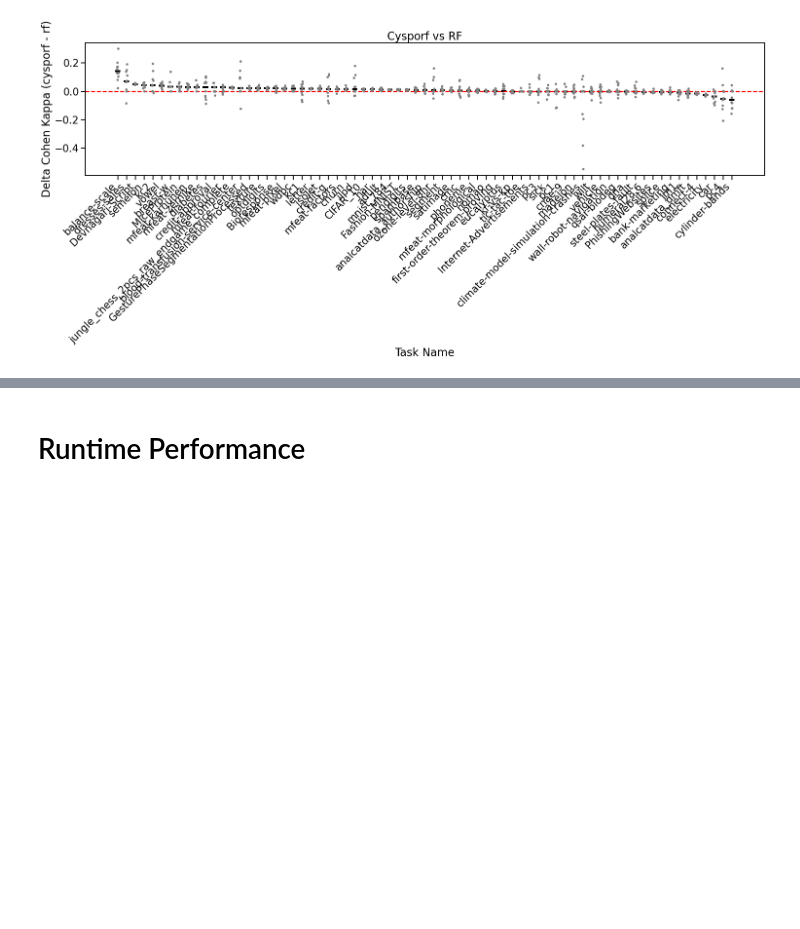
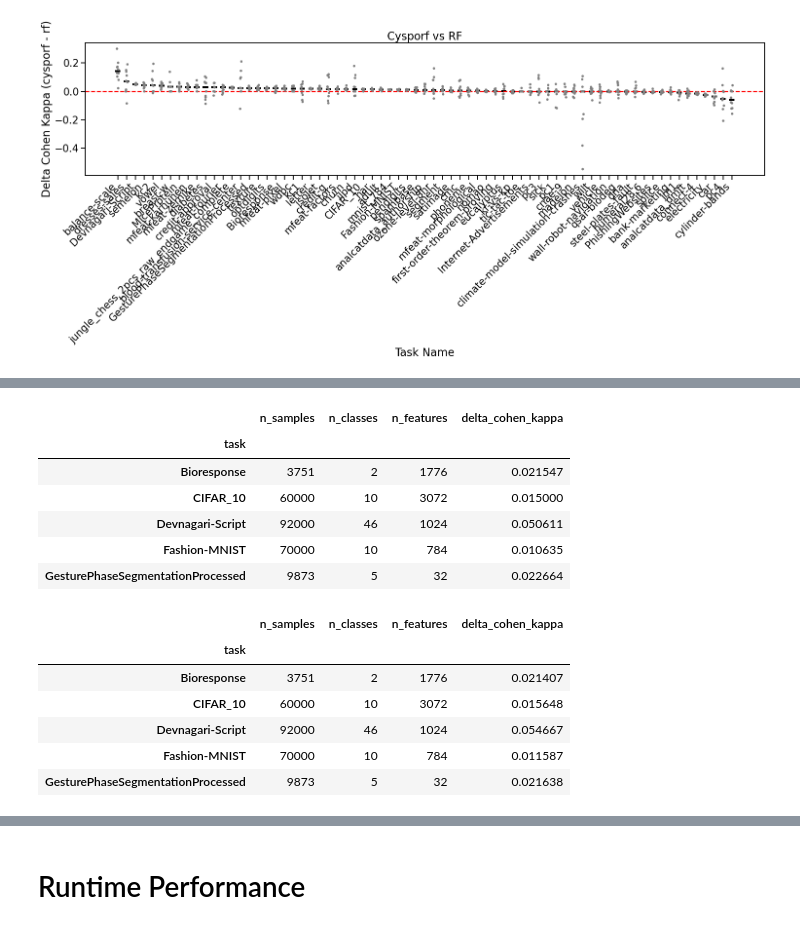
Before and after one commit to NeuroDataDesign/manifold_random_forests, a Jupyter notebook: validation/plot_cc18_short.ipynb, the cells around one changed output, grey strips where cells are left out. Cells and saved outputs as stored; diff of their text form; code cells hidden in the pictures; blank space fills up the shorter version.

```diff
--- a/validation/plot_cc18_short.ipynb
+++ b/validation/plot_cc18_short.ipynb
@@ -329,0 +337,30 @@ done
+# %%
+cols = ["n_samples", "n_classes", "n_features"]
+diff_sporf_df_melt[cols] = diff_sporf_df_melt[cols].apply(
+    pd.to_numeric, errors="coerce"
+)
+
+sporf_df = diff_sporf_df_melt.groupby("task").median()
+
+diff_rerf_df_melt[cols] = diff_rerf_df_melt[cols].apply(pd.to_numeric, errors="coerce")
+rerf_df = diff_rerf_df_melt.groupby("task").median()
+
+
+display(sporf_df.head())
+display(rerf_df.head())
+# df.groupby('gender')['convertedcomp'].median()
+# %% [output]
+|  | n_samples | n_classes | n_features | delta_cohen_kappa |
+| task |  |  |  |  |
+| Bioresponse | 3751 | 2 | 1776 | 0.021547 |
+| CIFAR_10 | 60000 | 10 | 3072 | 0.015000 |
+| Devnagari-Script | 92000 | 46 | 1024 | 0.050611 |
+| Fashion-MNIST | 70000 | 10 | 784 | 0.010635 |
+| GesturePhaseSegmentationProcessed | 9873 | 5 | 32 | 0.022664 |
+|  | n_samples | n_classes | n_features | delta_cohen_kappa |
+| task |  |  |  |  |
+| Bioresponse | 3751 | 2 | 1776 | 0.021407 |
+| CIFAR_10 | 60000 | 10 | 3072 | 0.015648 |
+| Devnagari-Script | 92000 | 46 | 1024 | 0.054667 |
+| Fashion-MNIST | 70000 | 10 | 784 | 0.011587 |
+| GesturePhaseSegmentationProcessed | 9873 | 5 | 32 | 0.021638 |
```
Also changed, not shown: parts of 4 cells of this notebook, 1 other file.
